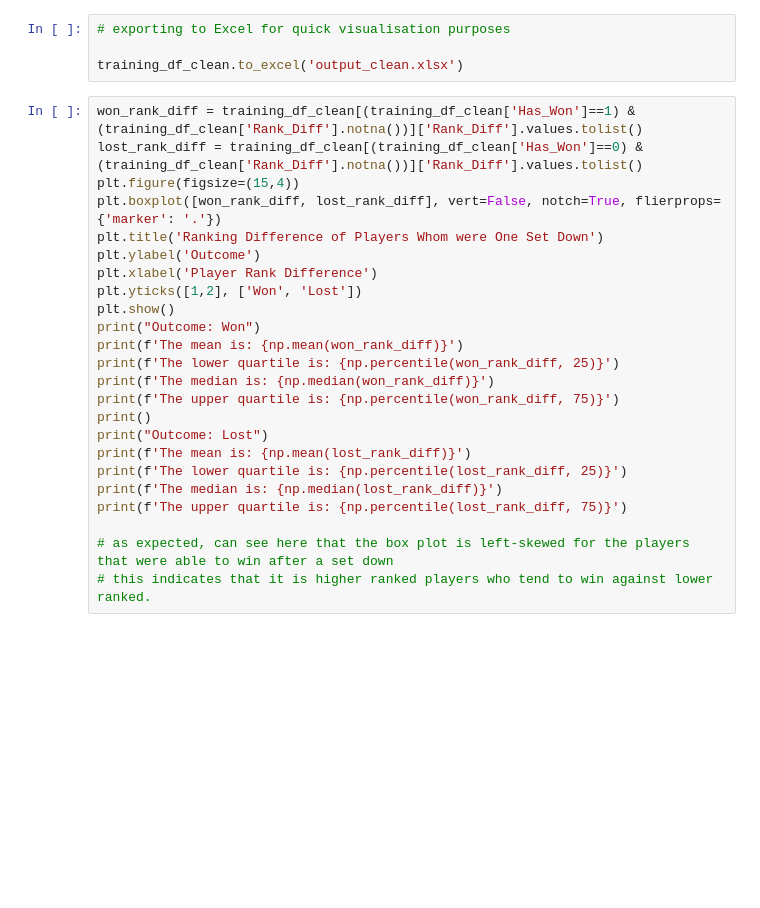
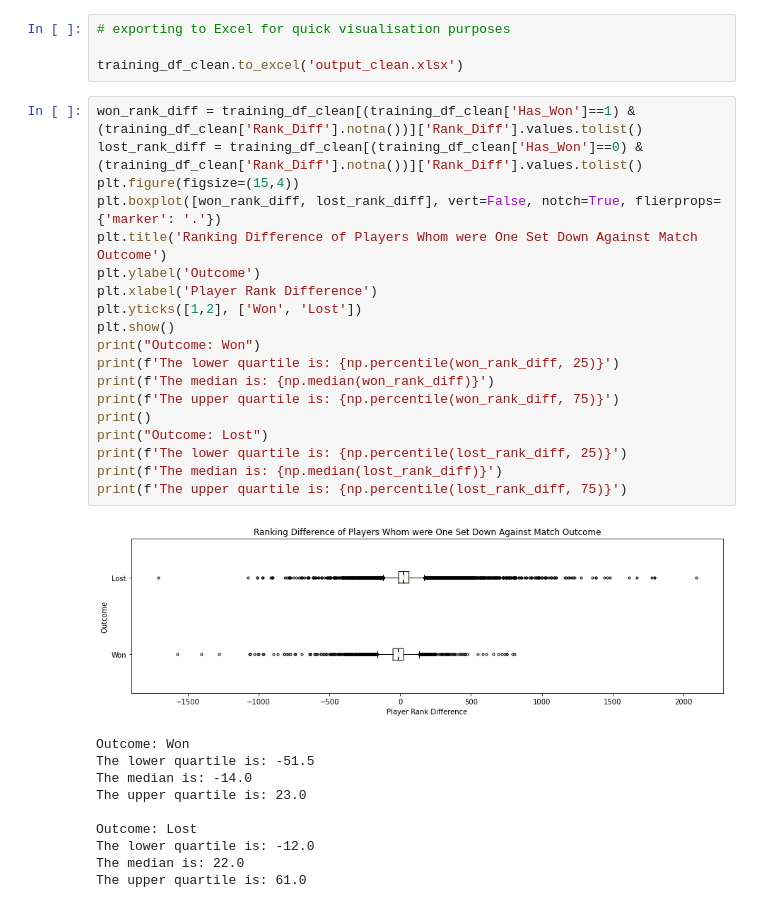
Before and after one commit to jsnarvasa/COMP5310, a Jupyter notebook: COMP5310 - Assignment 1 - jnar3156.ipynb, the cells around one changed output. Cells and saved outputs as stored; diff of their text form; blank space fills up the shorter version.

```diff
--- a/COMP5310 - Assignment 1 - jnar3156.ipynb
+++ b/COMP5310 - Assignment 1 - jnar3156.ipynb
@@ -208,24 +211,30 @@ training_df_clean.to_excel('output_clean.xlsx')
 # %%
 won_rank_diff = training_df_clean[(training_df_clean['Has_Won']==1) & (training_df_clean['Rank_Diff'].notna())]['Rank_Diff'].values.tolist()
 lost_rank_diff = training_df_clean[(training_df_clean['Has_Won']==0) & (training_df_clean['Rank_Diff'].notna())]['Rank_Diff'].values.tolist()
 plt.figure(figsize=(15,4))
 plt.boxplot([won_rank_diff, lost_rank_diff], vert=False, notch=True, flierprops={'marker': '.'})
-plt.title('Ranking Difference of Players Whom were One Set Down')
+plt.title('Ranking Difference of Players Whom were One Set Down Against Match Outcome')
 plt.ylabel('Outcome')
 plt.xlabel('Player Rank Difference')
 plt.yticks([1,2], ['Won', 'Lost'])
 plt.show()
 print("Outcome: Won")
-print(f'The mean is: {np.mean(won_rank_diff)}')
 print(f'The lower quartile is: {np.percentile(won_rank_diff, 25)}')
 print(f'The median is: {np.median(won_rank_diff)}')
 print(f'The upper quartile is: {np.percentile(won_rank_diff, 75)}')
 print()
 print("Outcome: Lost")
-print(f'The mean is: {np.mean(lost_rank_diff)}')
 print(f'The lower quartile is: {np.percentile(lost_rank_diff, 25)}')
 print(f'The median is: {np.median(lost_rank_diff)}')
 print(f'The upper quartile is: {np.percentile(lost_rank_diff, 75)}')
-
-# as expected, can see here that the box plot is left-skewed for the players that were able to win after a set down
-# this indicates that it is higher ranked players who tend to win against lower ranked.
+# %% [output]
+[figure, added]
+Outcome: Won
+The lower quartile is: -51.5
+The median is: -14.0
+The upper quartile is: 23.0
+
+Outcome: Lost
+The lower quartile is: -12.0
+The median is: 22.0
+The upper quartile is: 61.0
```
Also changed, not shown: parts of 20 cells of this notebook.
